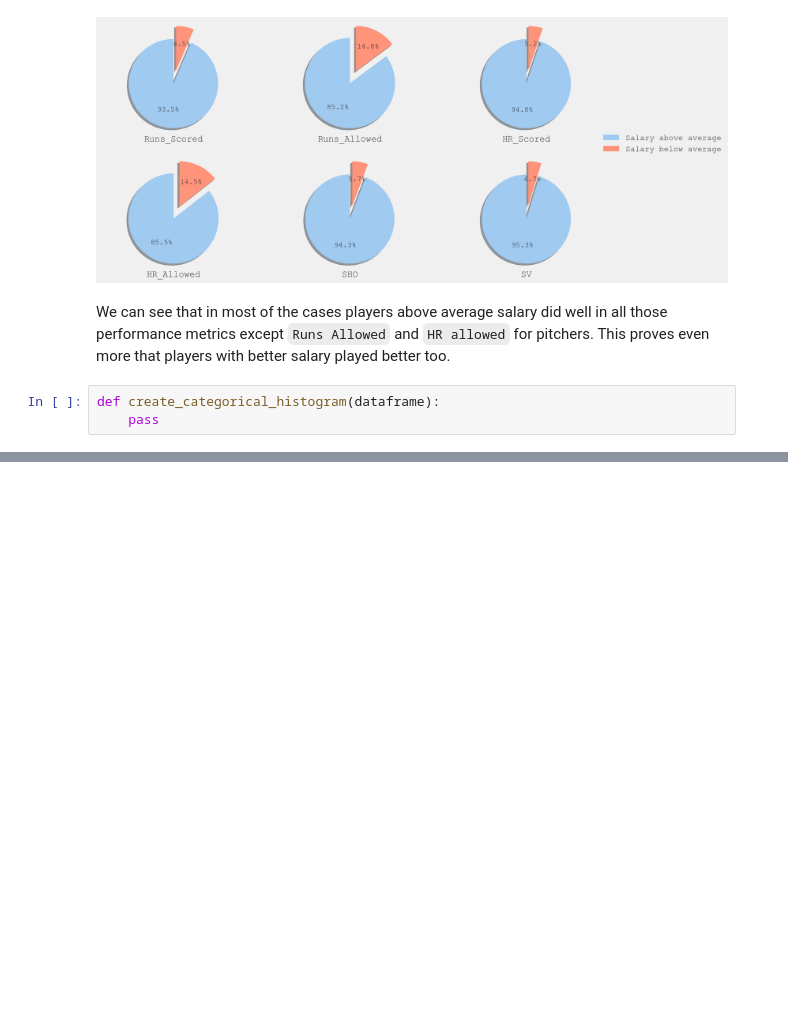
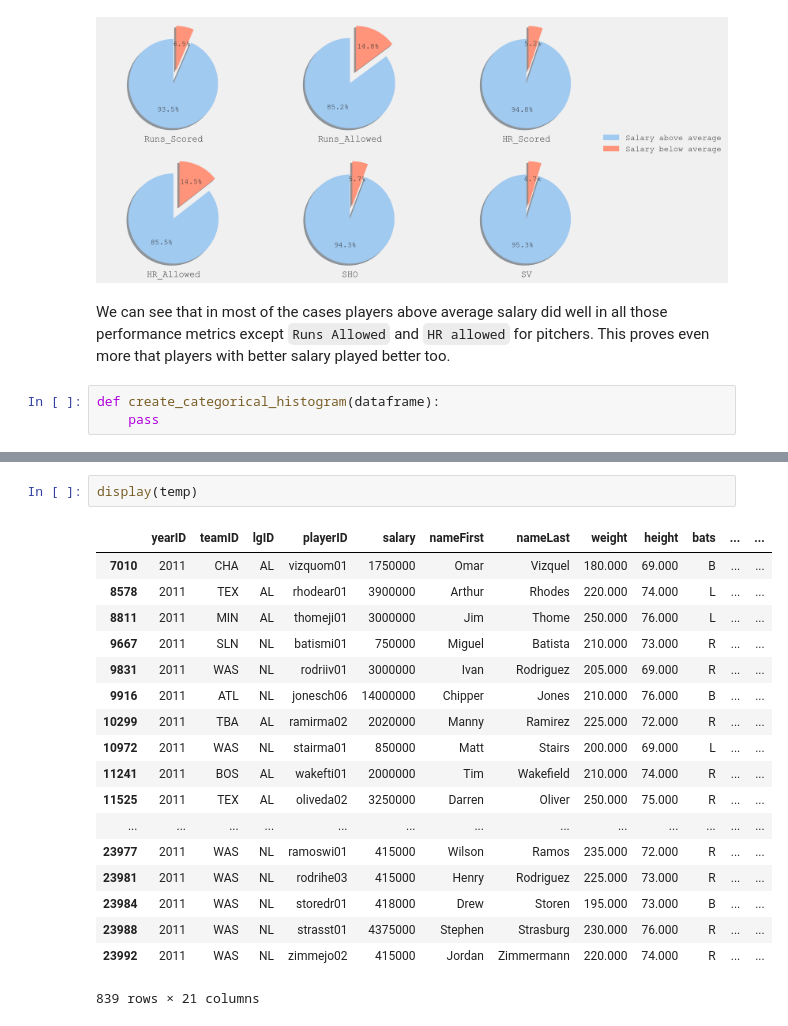
Before and after one commit to MayukhSobo/BaseBall, a Jupyter notebook: src/Baseball.ipynb, the cells around one changed output, grey strips where cells are left out. Saved outputs shown, nothing was run; the diff lists cells and outputs as text; blank space fills up the shorter version.

```diff
--- a/src/Baseball.ipynb
+++ b/src/Baseball.ipynb
@@ -478,0 +550,21 @@ plt.show()
+# %%
+display(temp)
+# %% [output]
+|  | yearID | teamID | lgID | playerID | salary | nameFirst | nameLast | weight | height | bats | ... | ... |
+| 7010 | 2011 | CHA | AL | vizquom01 | 1750000 | Omar | Vizquel | 180.000 | 69.000 | B | ... | ... |
+| 8578 | 2011 | TEX | AL | rhodear01 | 3900000 | Arthur | Rhodes | 220.000 | 74.000 | L | ... | ... |
+| 8811 | 2011 | MIN | AL | thomeji01 | 3000000 | Jim | Thome | 250.000 | 76.000 | L | ... | ... |
+| 9667 | 2011 | SLN | NL | batismi01 | 750000 | Miguel | Batista | 210.000 | 73.000 | R | ... | ... |
+| 9831 | 2011 | WAS | NL | rodriiv01 | 3000000 | Ivan | Rodriguez | 205.000 | 69.000 | R | ... | ... |
+| 9916 | 2011 | ATL | NL | jonesch06 | 14000000 | Chipper | Jones | 210.000 | 76.000 | B | ... | ... |
+| 10299 | 2011 | TBA | AL | ramirma02 | 2020000 | Manny | Ramirez | 225.000 | 72.000 | R | ... | ... |
+| 10972 | 2011 | WAS | NL | stairma01 | 850000 | Matt | Stairs | 200.000 | 69.000 | L | ... | ... |
+| 11241 | 2011 | BOS | AL | wakefti01 | 2000000 | Tim | Wakefield | 210.000 | 74.000 | R | ... | ... |
+| 11525 | 2011 | TEX | AL | oliveda02 | 3250000 | Darren | Oliver | 250.000 | 75.000 | R | ... | ... |
+| ... | ... | ... | ... | ... | ... | ... | ... | ... | ... | ... | ... | ... |
+| 23977 | 2011 | WAS | NL | ramoswi01 | 415000 | Wilson | Ramos | 235.000 | 72.000 | R | ... | ... |
+| 23981 | 2011 | WAS | NL | rodrihe03 | 415000 | Henry | Rodriguez | 225.000 | 73.000 | R | ... | ... |
+| 23984 | 2011 | WAS | NL | storedr01 | 418000 | Drew | Storen | 195.000 | 73.000 | B | ... | ... |
+| 23988 | 2011 | WAS | NL | strasst01 | 4375000 | Stephen | Strasburg | 230.000 | 76.000 | R | ... | ... |
+| 23992 | 2011 | WAS | NL | zimmejo02 | 415000 | Jordan | Zimmermann | 220.000 | 74.000 | R | ... | ... |
+839 rows × 21 columns
```
Also changed, not shown: parts of 8 cells of this notebook.
